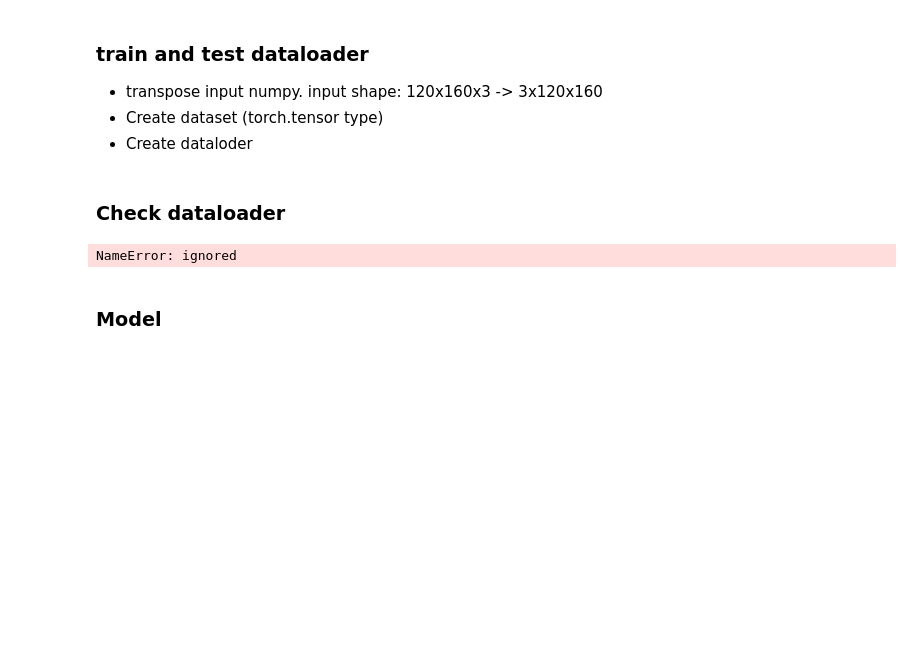
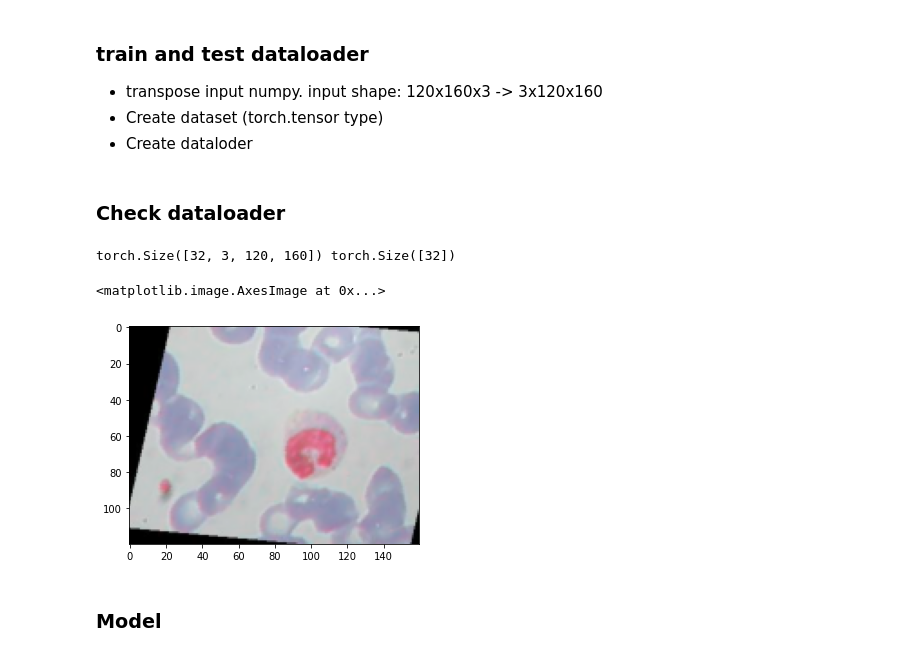
Before and after one commit to xhxuciedu/CS284A, a Jupyter notebook: wbc-classification/notebooks/binary_training.ipynb, the cells around one changed output. Saved outputs shown, nothing was run; the diff lists cells and outputs as text; code cells hidden in the pictures; blank space fills up the shorter version.

```diff
--- a/wbc-classification/notebooks/binary_training.ipynb
+++ b/wbc-classification/notebooks/binary_training.ipynb
@@ -180,8 +180,8 @@ batch_size = 32
 #     [transforms.ToTensor(),
 #      transforms.Normalize((0.5, 0.5, 0.5), (0.5, 0.5, 0.5))])
 # %%
-train_dataset = torch.utils.data.TensorDataset(torch.from_numpy(X_train.transpose(0,3,1,2)/255).float(), torch.from_numpy(y_train))
-test_dataset = torch.utils.data.TensorDataset(torch.from_numpy(X_test.transpose(0,3,1,2)/255).float(), torch.from_numpy(y_test))
+train_dataset = torch.utils.data.TensorDataset(torch.from_numpy(X_train.transpose(0,3,1,2)/255.).float(), torch.from_numpy(y_train))
+test_dataset = torch.utils.data.TensorDataset(torch.from_numpy(X_test.transpose(0,3,1,2)/255.).float(), torch.from_numpy(y_test))
 # %%
 # Data loader
 train_loader = torch.utils.data.DataLoader(dataset=train_dataset,
@@ -198,10 +197,13 @@ test_loader = torch.utils.data.DataLoader(dataset=test_dataset,
 images, labels = next(iter(train_loader))
 # %%
 print(images.shape, labels.shape)
+# %% [output]
+torch.Size([32, 3, 120, 160]) torch.Size([32])
 # %%
-plt.imshow(255*images[0,:,:,:].permute(1,2,0))
+plt.imshow(255*images[2,:,:,:].cpu().permute(1,2,0))
 # %% [output]
-NameError: ignored
+<matplotlib.image.AxesImage at 0x...>
+[figure, added]
 # %% [markdown]
 ### Model
 # %%
```
Also changed, not shown: parts of 14 cells of this notebook.
